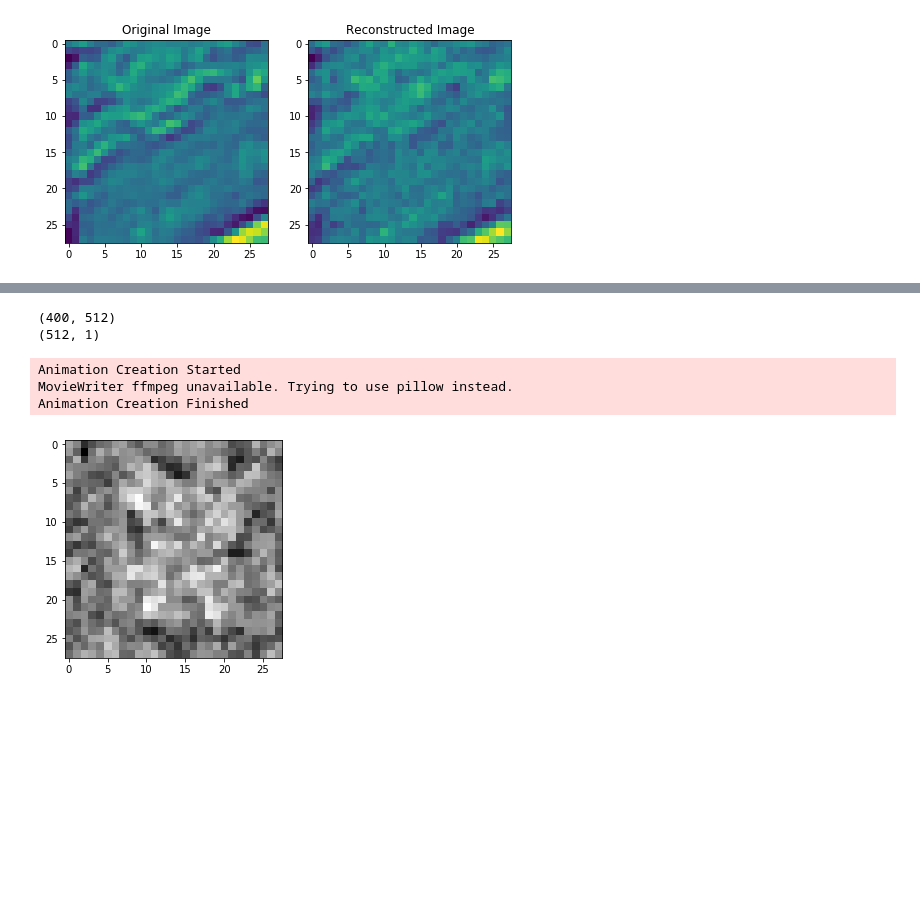
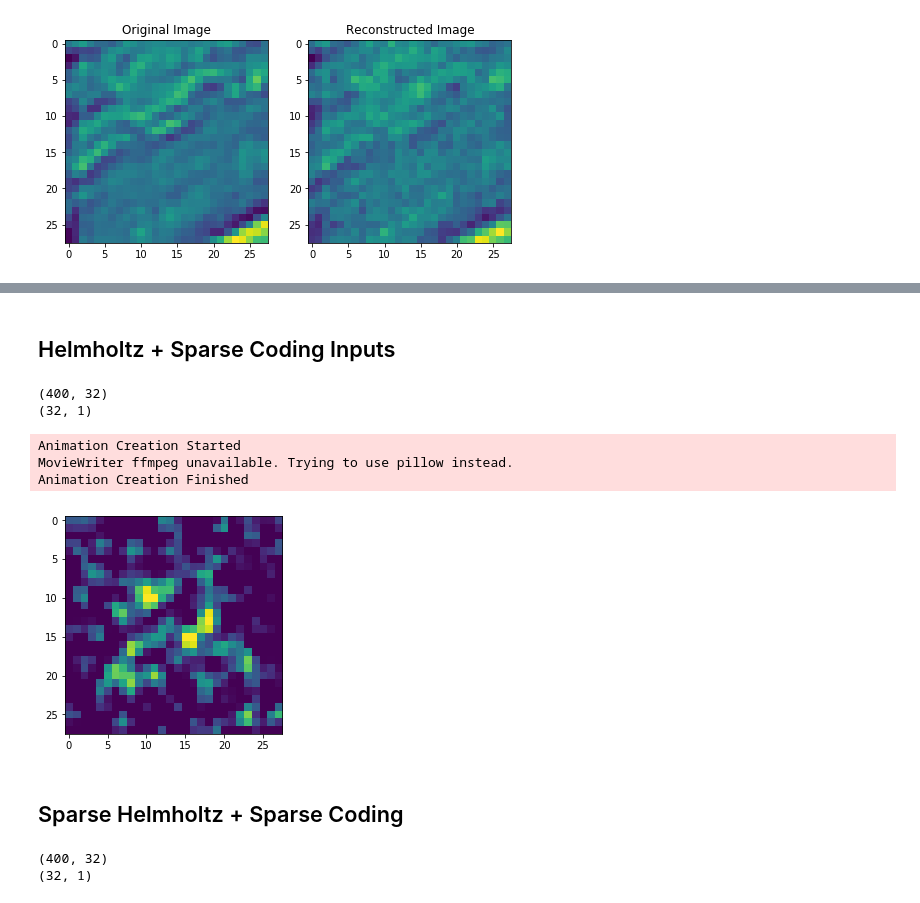
Before and after one commit to saarangp/dreammachines, a Jupyter notebook: Sparse_Coding_Demo.ipynb, the cells around one changed output, grey strips where cells are left out. Cells and saved outputs as stored; diff of their text form; code cells hidden in the pictures; blank space fills up the shorter version.

Commit message:
Added model weights and reorganized notebooks

```diff
--- a/Sparse_Coding_Demo.ipynb
+++ b/Sparse_Coding_Demo.ipynb
@@ -122,4 +124,6 @@ import matplotlib.cm as cm
 import matplotlib.animation as animation
 # %%
 num2_images = get_mnist_images(number=2)[:200]
+nat_model = SparseCodingModel(50, 400, 0.01)
+nat_model.load_Phi("model_weights/nat_features.npy")
 num2_activations = nat_model.predict(num2_images)
@@ -135,0 +142,4 @@ plt.imshow(activations[:, 0].reshape(20, 20))
+# %%
+naive_helmholtz = helmholtz([784, 32], 'beta', .05)
+
+naive_helmholtz.train(num2_images[0].reshape(1, -1), n_iter=5000)
@@ -135,0 +149,13 @@ plt.imshow(activations[:, 0].reshape(20, 20))
+# %%
+frames = []
+fig = plt.figure()
+for dream in tqdm(naive_helmholtz.dreams[::100]):
+    dream = dream.reshape(28, 28)
+    frames.append([plt.imshow(dream, animated=True)])
+
+print('Animation Creation Started')
+ani = animation.ArtistAnimation(fig, frames, interval=10, blit=True)
+ani.save('naive_helmholtz_two.gif')
+print('Animation Creation Finished')
+
+plt.show()
@@ -136,26 +167,34 @@ plt.imshow(activations[:, 0].reshape(20, 20))
+# %% [markdown]
+## Helmholtz + Sparse Coding Inputs
 # %%
-nat_helmholtz = helmholtz([400, 512], 'beta', .05)
-
-for i in tqdm(range(10)):
-    nat_helmholtz.train(num2_activations[:, i].reshape(1, -1))
+nat_helmholtz = helmholtz([400, 32], 'beta', .05)
+nat_helmholtz.train(num2_activations[:, 0].reshape(1, -1), n_iter=5000)
 # %% [output]
-(400, 512)
-(512, 1)
+(400, 32)
+(32, 1)
 # %%
 frames = []
 fig = plt.figure()
 for dream in tqdm(nat_helmholtz.dreams[::100]):
     dream = nat_model.generate(dream).reshape(28, 28)
-    frames.append([plt.imshow(dream, cmap = 'gray', animated=True)])
+    frames.append([plt.imshow(dream, vmin=0, vmax=1, animated=True)])
 
 print('Animation Creation Started')
 ani = animation.ArtistAnimation(fig, frames, interval=10, blit=True)
-ani.save('faces_dreaming_2.gif')
+ani.save('helmholtz_two.gif')
 print('Animation Creation Finished')
 
 plt.show()
 # %% [output]
 Animation Creation Started
 MovieWriter ffmpeg unavailable. Trying to use pillow instead.
 Animation Creation Finished
-[figure, old version]
+[figure, new version]
+# %% [markdown]
+## Sparse Helmholtz + Sparse Coding
+# %%
+sparse_nat_helmholtz = SparseHelmholtz([400, 32], 'beta', .05)
+sparse_nat_helmholtz.train(num2_activations[:, 0].reshape(1, -1), n_iter=5000)
+# %% [output]
+(400, 32)
+(32, 1)
```
Also changed, not shown: parts of 9 cells of this notebook, 2 other files.
